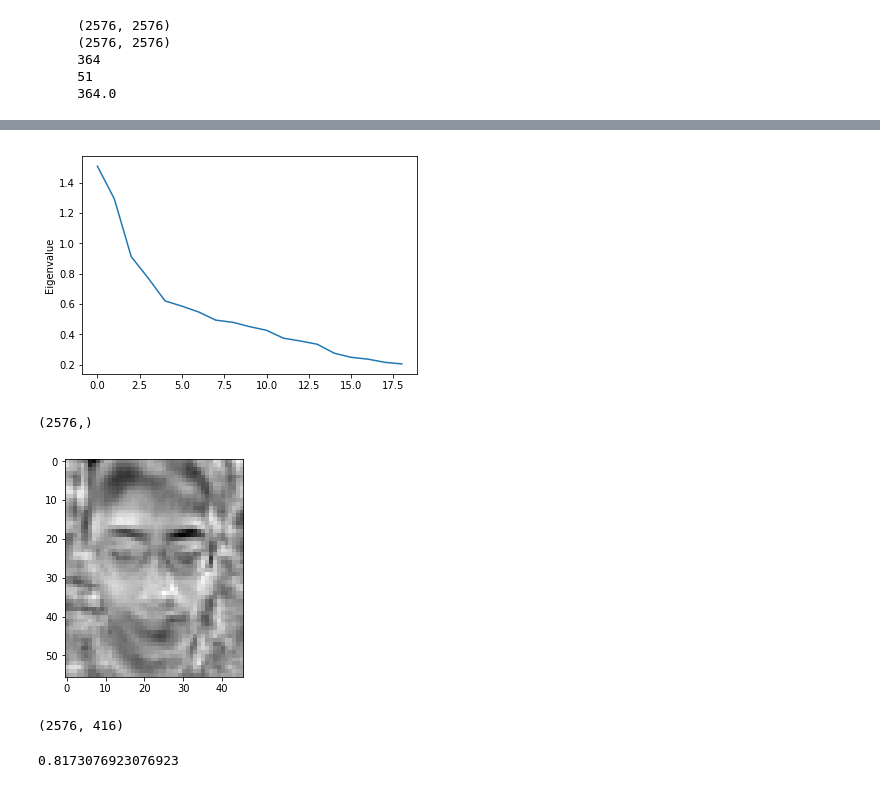
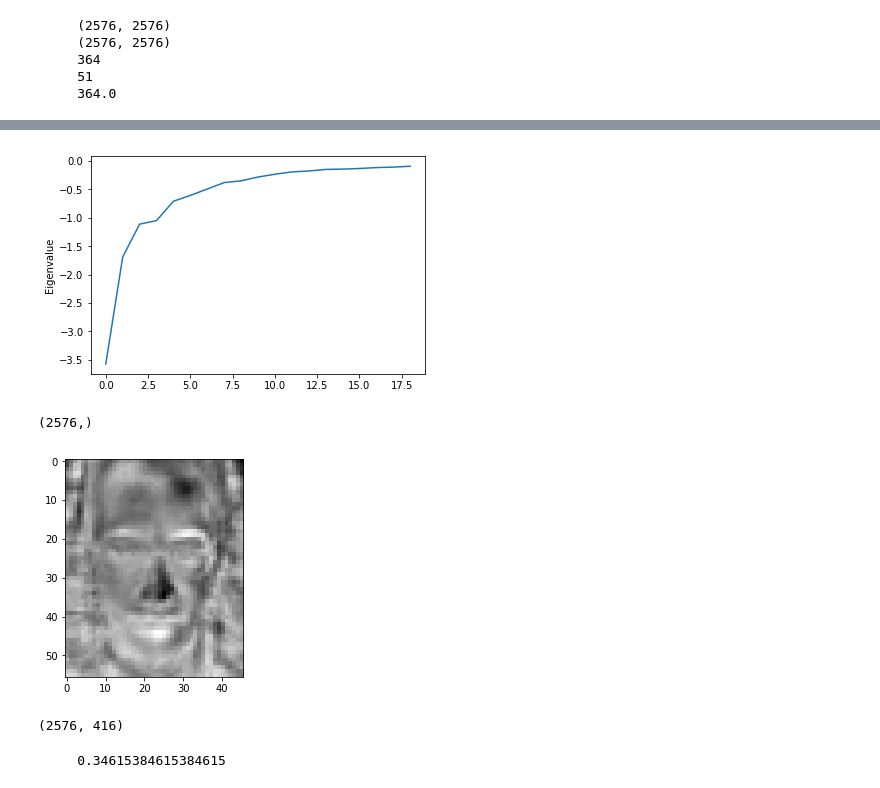
Before and after one commit to GPadley/EE4-68-PR, a Jupyter notebook: CW1/1.3_a.ipynb, the cells around one changed output, grey strips where cells are left out. Cells and saved outputs as stored; diff of their text form; code cells hidden in the pictures.

Commit message:
graphs and resource values

```diff
--- a/CW1/1.3_a.ipynb
+++ b/CW1/1.3_a.ipynb
@@ -107,17 +107,17 @@ plt.show()
 # %%
 meh2 = np.dot(np.dot(v_pca.T,S_W),v_pca)
 meh1 = np.dot(np.dot(v_pca.T,S_B),v_pca)
 
 M_lda = 19
-w_fld, v_fld = np.linalg.eig(np.linalg.inv(meh2).dot(meh1))
+w_fld, v_fld = np.linalg.eigh(np.linalg.inv(meh2).dot(meh1))
 w_fld = w_fld[:M_lda]
 v_fld = v_fld[:,:M_lda]
 
 plt.plot(w_fld)
 plt.ylabel('Eigenvalue')
 plt.show()
 # %% [output]
-[figure, old version]
+[figure, new version]
 # %%
 # v_opt = np.zeros((2576,51))
 # print(v_pca.shape)
@@ -133,7 +133,7 @@ train_img = np.transpose(np.array_split(np.transpose(v_opt)[0], W))
 imgplot = plt.imshow(train_img, cmap='gray')
 # %% [output]
 (2576,)
-[figure, old version]
+[figure, new version]
 # %%
 Y_train = []
 print(A.shape)
@@ -153,9 +153,9 @@ for i in range(len(X_test)):
     l_pred.append(l_train[value])
     if l_train[value] == l_test[0][i]:
         correct += 1
-print(correct/len(l_test[0]))
+print('    ', correct/len(l_test[0]))
 # %% [output]
-0.8173076923076923
+     0.34615384615384615
 # %%
 plt.figure(figsize=(15.0,9.0))
 for i in range(1,9):
```
Also changed, not shown: parts of 6 cells of this notebook, 3 other files.
